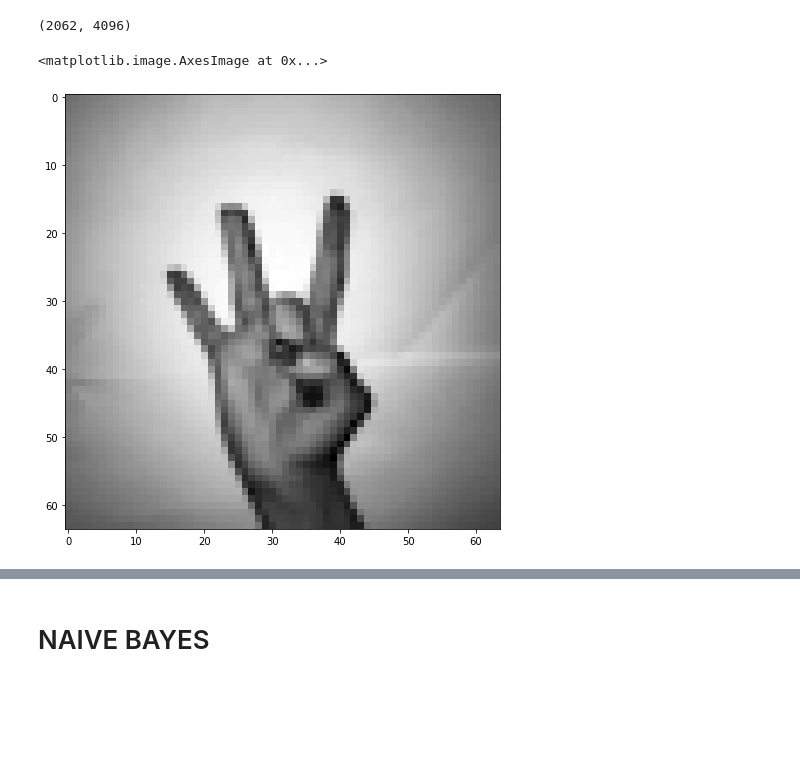
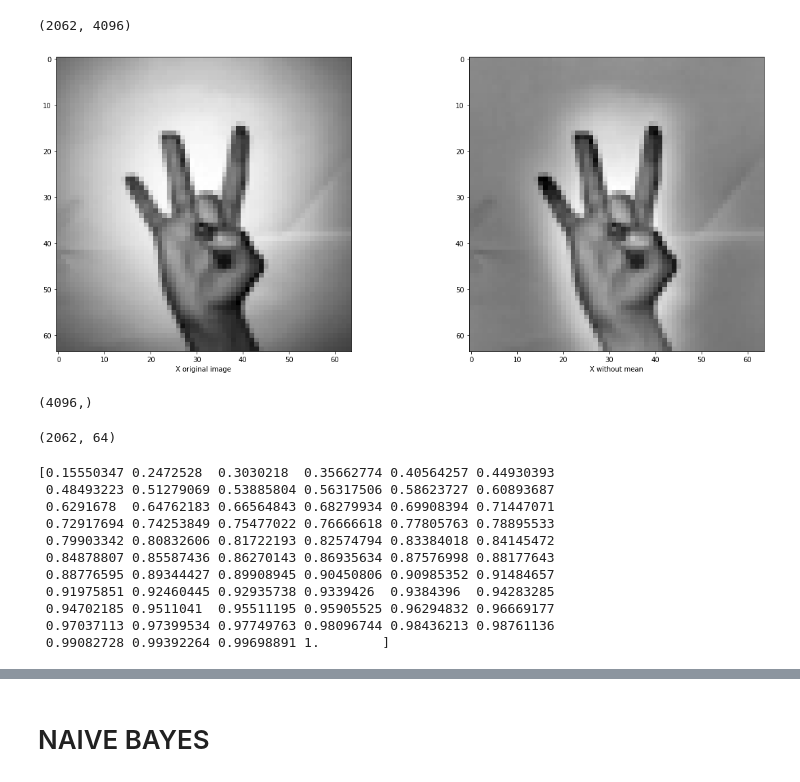
Before and after one commit to S4b3/Sign-Language-Digits-Recognition, a Jupyter notebook: main.ipynb, the cells around one changed output, grey strips where cells are left out. Saved outputs shown, nothing was run; the diff lists cells and outputs as text; code cells hidden in the pictures; blank space fills up the shorter version.

```diff
--- a/main.ipynb
+++ b/main.ipynb
@@ -120,8 +186,16 @@ print(X.shape)
 standardize_image(X_unf)
 # %% [output]
 (2062, 4096)
-# %%
-plt.imshow(X_unf[1200].reshape(64, 64), cmap='gray', interpolation='nearest')
-# %% [output]
-<matplotlib.image.AxesImage at 0x...>
-[figure, removed]
+# %%
+plt.figure(2)
+ax1 = plt.subplot(1,2,1)
+ax1.set_xlabel('X original image')
+ax2 = plt.subplot(1,2,2)
+ax2.set_xlabel('X without mean')
+plt.sca(ax1)
+plt.imshow(X_unf[1200], cmap='gray', interpolation='nearest')
+plt.sca(ax2)
+plt.imshow(X_without_mean[1200], cmap='gray', interpolation='nearest')
+plt.show()
+# %% [output]
+[figure, added]
@@ -128,2 +204,6 @@ plt.imshow(X_unf[1200].reshape(64, 64), cmap='gray', interpolation='nearest')
+# %%
+print(X_no_mean_flattened[0].shape)
+# %% [output]
+(4096,)
 # %%
 ncomp = 64
@@ -137,0 +213,22 @@ X_pca = np.array([X_pca[i].flatten() for i in range(len(X_pca))])
+# %%
+principalComponents.shape
+# %% [output]
+(2062, 64)
+# %%
+explained_variance = np.var(principalComponents, axis=0)
+explained_variance_ratio = explained_variance / np.sum(explained_variance)
+varianze=np.cumsum(explained_variance_ratio)
+
+print(varianze)
+# %% [output]
+[0.15550347 0.2472528  0.3030218  0.35662774 0.40564257 0.44930393
+ 0.48493223 0.51279069 0.53885804 0.56317506 0.58623727 0.60893687
+ 0.6291678  0.64762183 0.66564843 0.68279934 0.69908394 0.71447071
+ 0.72917694 0.74253849 0.75477022 0.76666618 0.77805763 0.78895533
+ 0.79903342 0.80832606 0.81722193 0.82574794 0.83384018 0.84145472
+ 0.84878807 0.85587436 0.86270143 0.86935634 0.87576998 0.88177643
+ 0.88776595 0.89344427 0.89908945 0.90450806 0.90985352 0.91484657
+ 0.91975851 0.92460445 0.92935738 0.9339426  0.9384396  0.94283285
+ 0.94702185 0.9511041  0.95511195 0.95905525 0.96294832 0.96669177
+ 0.97037113 0.97399534 0.97749763 0.98096744 0.98436213 0.98761136
+ 0.99082728 0.99392264 0.99698891 1.        ]
```
Also changed, not shown: parts of 14 cells of this notebook.
